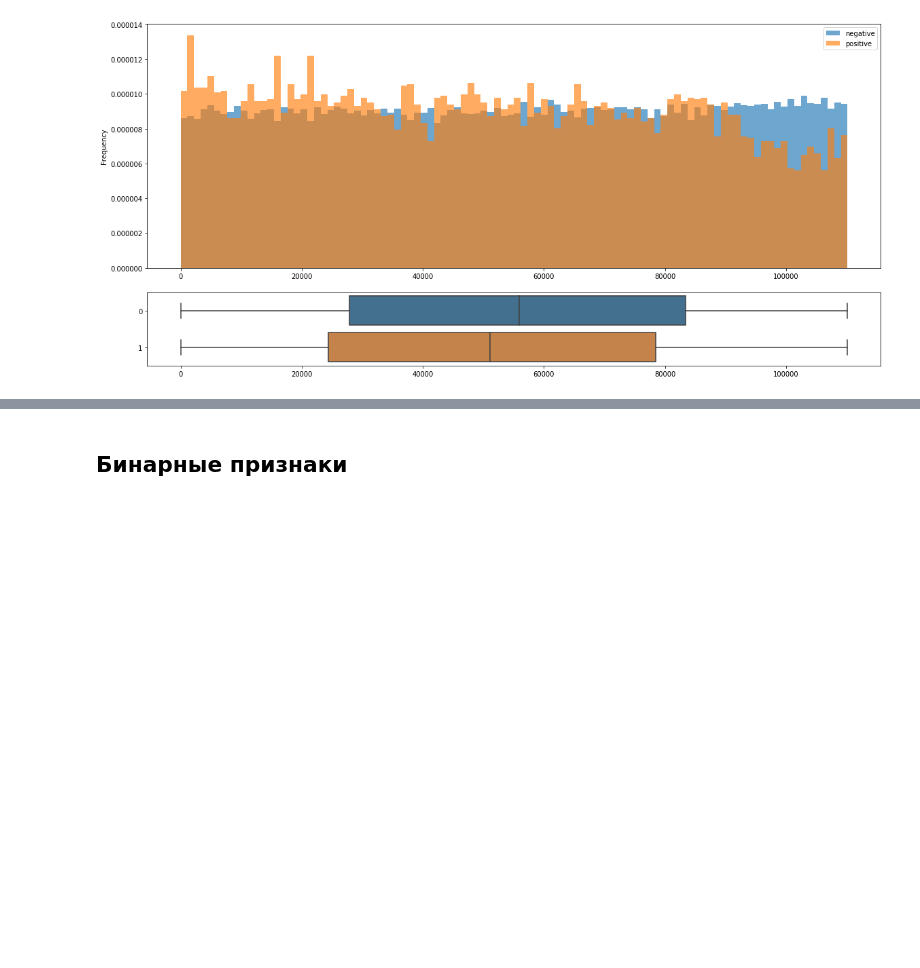
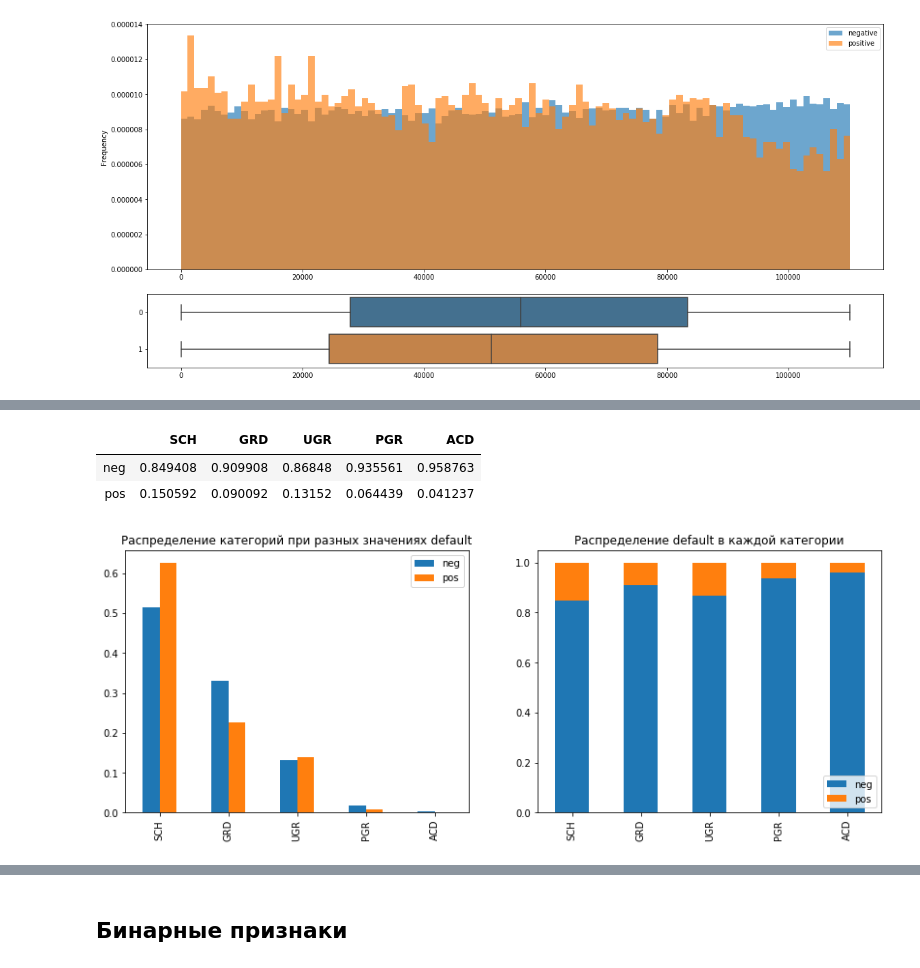
Before and after one commit to Urusut/IvanovDmitryV, a Jupyter notebook: Unit_5/Project_4.ipynb, the cells around one changed output, grey strips where cells are left out. Drawn from its saved outputs; the diff is of its cells as text; code cells hidden in the pictures; blank space fills up the shorter version.

```diff
--- a/Unit_5/Project_4.ipynb
+++ b/Unit_5/Project_4.ipynb
@@ -318,0 +339,7 @@ plt.hist([data.home_address[data.default==1].dropna(),
+# %%
+cat_visualisation(data.education)
+# %% [output]
+|  | SCH | GRD | UGR | PGR | ACD |
+| neg | 0.849408 | 0.909908 | 0.86848 | 0.935561 | 0.958763 |
+| pos | 0.150592 | 0.090092 | 0.13152 | 0.064439 | 0.041237 |
+[figure, added]
```
Also changed, not shown: parts of 37 cells of this notebook, 2 other files.
